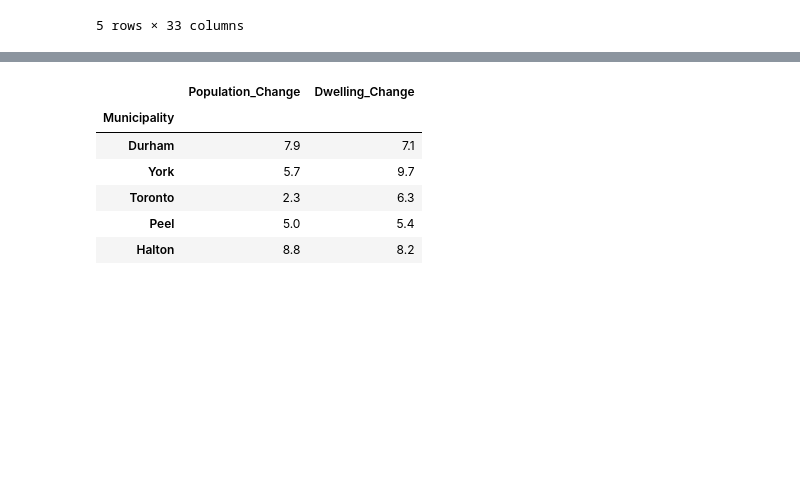
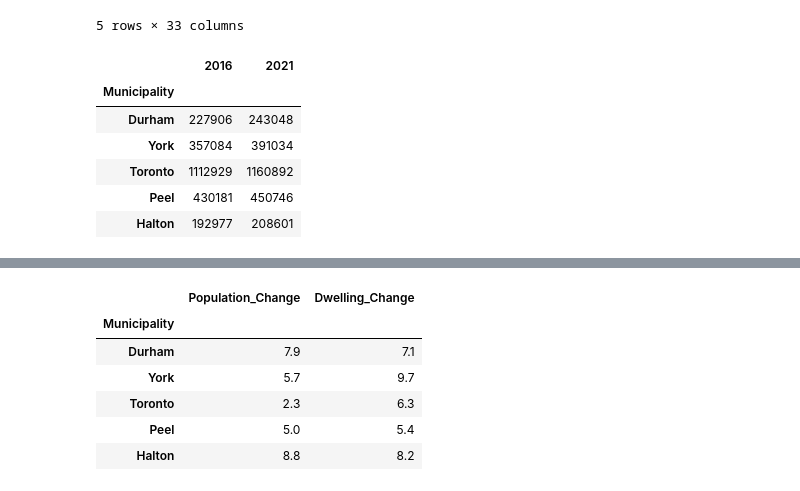
Before and after one commit to Dav5T/Grp-Project-1---Housing-Price, a Jupyter notebook: House-Supply/Density_analysis.ipynb, the cells around one changed output, grey strips where cells are left out. Cells and saved outputs as stored; diff of their text form; code cells hidden in the pictures; blank space fills up the shorter version.

```diff
--- a/House-Supply/Density_analysis.ipynb
+++ b/House-Supply/Density_analysis.ipynb
@@ -32,3 +32,22 @@ new_data_df
 | 3 | 4 | 3521 | 2021A00033521 | Peel | RM | 1247.4494 | 35 | NaN | NaN | NaN | ... | ... |
 | 4 | 5 | 3524 | 2021A00033524 | Halton | RM | 965.7063 | 35 | NaN | NaN | NaN | ... | ... |
 5 rows × 33 columns
+# %%
+#Form new table to compare population change% and private dwelling change% between 2016-2021
+dwellings_df =new_data_df [['CDNAME', 'Dwell_UR16', 'Dwell_UR21']]
+
+#Rename the column
+rename_dwellings_df = dwellings_df.rename(columns = {'CDNAME':'Municipality',
+                                                     'Dwell_UR16':2016,
+                                                     'Dwell_UR21':2021})
+#Set Area as index
+final_dwellings_df = rename_dwellings_df.set_index('Municipality')
+final_dwellings_df
+# %% [output]
+|  | 2016 | 2021 |
+| Municipality |  |  |
+| Durham | 227906 | 243048 |
+| York | 357084 | 391034 |
+| Toronto | 1112929 | 1160892 |
+| Peel | 430181 | 450746 |
+| Halton | 192977 | 208601 |
```
Also changed, not shown: parts of 3 cells of this notebook, 3 other files.
